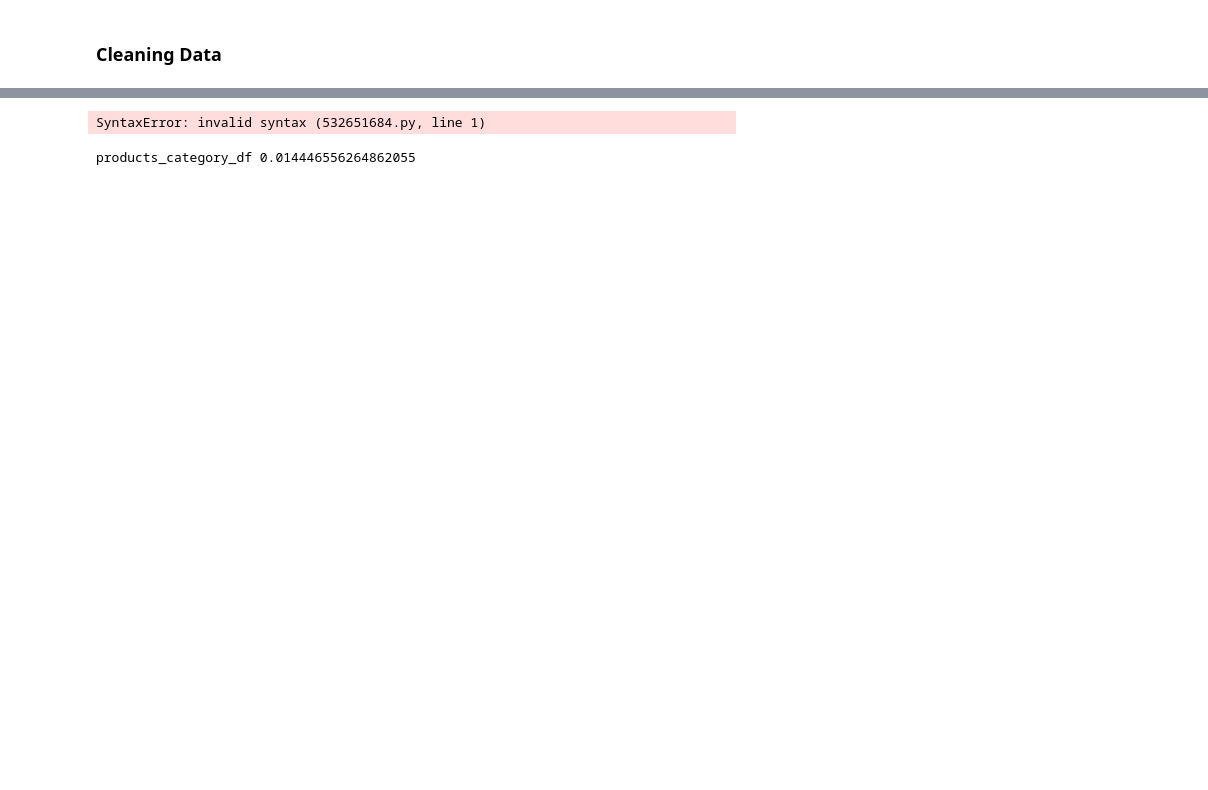
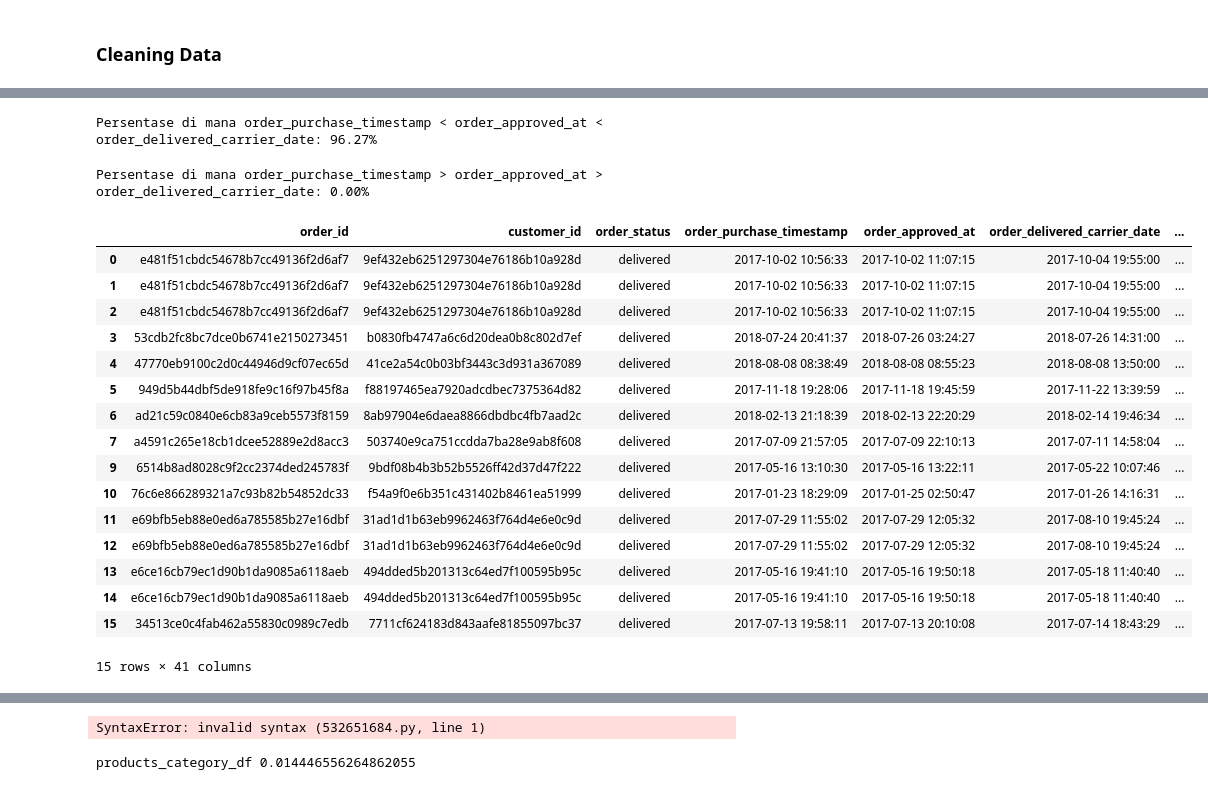
Before and after one commit to tiyasanin1/submisson_proyek_analisis_data, a Jupyter notebook: notebook.ipynb, the cells around one changed output, grey strips where cells are left out. Saved outputs shown, nothing was run; the diff lists cells and outputs as text; code cells hidden in the pictures; blank space fills up the shorter version.

Commit message:
update cleansing data

```diff
--- a/notebook.ipynb
+++ b/notebook.ipynb
@@ -216,3 +193,7 @@ datetime_coloms=['order_purchase_timestamp','order_approved_at','order_delivered
     'order_estimated_delivery_date','shipping_limit_date','review_creation_date','review_answer_timestamp']
 for column in datetime_coloms:
     df[column]=pd.to_datetime(df[column])
+# %%
+# Handling missing value pada kolom review
+df['review_comment_message']=df['review_comment_message'].fillna('No Comment')
+df['review_comment_title']=df['review_comment_title'].fillna('No Comment')
@@ -218,0 +218,48 @@ for column in datetime_coloms:
+# %%
+# Cek apakah order_purchase_timestamp < order_approved_at < order_delivered_carrier_date
+df['is_between'] = (df['order_purchase_timestamp'] < df['order_approved_at']) & \
+                   (df['order_approved_at'] < df['order_delivered_carrier_date'])
+
+# Hitung persentase di mana kondisi tersebut benar
+percentage_between = df['is_between'].mean() * 100
+print(f"Persentase di mana order_purchase_timestamp < order_approved_at < order_delivered_carrier_date: {percentage_between:.2f}%")
+# %% [output]
+Persentase di mana order_purchase_timestamp < order_approved_at < order_delivered_carrier_date: 96.27%
+# %%
+# Filter data yang tidak sesuai
+reverse_condition = (df['order_purchase_timestamp'] > df['order_approved_at']) & \
+                    (df['order_approved_at'] > df['order_delivered_carrier_date'])
+
+# Hitung persentase kondisi tersebut
+percentage_reverse = reverse_condition.mean() * 100
+print(f"Persentase di mana order_purchase_timestamp > order_approved_at > order_delivered_carrier_date: {percentage_reverse:.2f}%")
+# %% [output]
+Persentase di mana order_purchase_timestamp > order_approved_at > order_delivered_carrier_date: 0.00%
+# %%
+# menghitung median durasinya
+median_approved_time=(df['order_approved_at']-df['order_purchase_timestamp']).median()
+median_carrier_time=(df['order_delivered_carrier_date']-df['order_approved_at']).median()
+
+# Handling missing value pd colom order_approved_at
+df['order_approved_at']=df['order_approved_at'].fillna(df['order_purchase_timestamp']+median_approved_time)
+# %%
+Nomissing_order_delivered_carrier_date=df[~df['order_delivered_carrier_date'].isna()]
+Nomissing_order_delivered_carrier_date.head(15)
+# %% [output]
+|  | order_id | customer_id | order_status | order_purchase_timestamp | order_approved_at | order_delivered_carrier_date | ... |
+| 0 | e481f51cbdc54678b7cc49136f2d6af7 | 9ef432eb6251297304e76186b10a928d | delivered | 2017-10-02 10:56:33 | 2017-10-02 11:07:15 | 2017-10-04 19:55:00 | ... |
+| 1 | e481f51cbdc54678b7cc49136f2d6af7 | 9ef432eb6251297304e76186b10a928d | delivered | 2017-10-02 10:56:33 | 2017-10-02 11:07:15 | 2017-10-04 19:55:00 | ... |
+| 2 | e481f51cbdc54678b7cc49136f2d6af7 | 9ef432eb6251297304e76186b10a928d | delivered | 2017-10-02 10:56:33 | 2017-10-02 11:07:15 | 2017-10-04 19:55:00 | ... |
+| 3 | 53cdb2fc8bc7dce0b6741e2150273451 | b0830fb4747a6c6d20dea0b8c802d7ef | delivered | 2018-07-24 20:41:37 | 2018-07-26 03:24:27 | 2018-07-26 14:31:00 | ... |
+| 4 | 47770eb9100c2d0c44946d9cf07ec65d | 41ce2a54c0b03bf3443c3d931a367089 | delivered | 2018-08-08 08:38:49 | 2018-08-08 08:55:23 | 2018-08-08 13:50:00 | ... |
+| 5 | 949d5b44dbf5de918fe9c16f97b45f8a | f88197465ea7920adcdbec7375364d82 | delivered | 2017-11-18 19:28:06 | 2017-11-18 19:45:59 | 2017-11-22 13:39:59 | ... |
+| 6 | ad21c59c0840e6cb83a9ceb5573f8159 | 8ab97904e6daea8866dbdbc4fb7aad2c | delivered | 2018-02-13 21:18:39 | 2018-02-13 22:20:29 | 2018-02-14 19:46:34 | ... |
+| 7 | a4591c265e18cb1dcee52889e2d8acc3 | 503740e9ca751ccdda7ba28e9ab8f608 | delivered | 2017-07-09 21:57:05 | 2017-07-09 22:10:13 | 2017-07-11 14:58:04 | ... |
+| 9 | 6514b8ad8028c9f2cc2374ded245783f | 9bdf08b4b3b52b5526ff42d37d47f222 | delivered | 2017-05-16 13:10:30 | 2017-05-16 13:22:11 | 2017-05-22 10:07:46 | ... |
+| 10 | 76c6e866289321a7c93b82b54852dc33 | f54a9f0e6b351c431402b8461ea51999 | delivered | 2017-01-23 18:29:09 | 2017-01-25 02:50:47 | 2017-01-26 14:16:31 | ... |
+| 11 | e69bfb5eb88e0ed6a785585b27e16dbf | 31ad1d1b63eb9962463f764d4e6e0c9d | delivered | 2017-07-29 11:55:02 | 2017-07-29 12:05:32 | 2017-08-10 19:45:24 | ... |
+| 12 | e69bfb5eb88e0ed6a785585b27e16dbf | 31ad1d1b63eb9962463f764d4e6e0c9d | delivered | 2017-07-29 11:55:02 | 2017-07-29 12:05:32 | 2017-08-10 19:45:24 | ... |
+| 13 | e6ce16cb79ec1d90b1da9085a6118aeb | 494dded5b201313c64ed7f100595b95c | delivered | 2017-05-16 19:41:10 | 2017-05-16 19:50:18 | 2017-05-18 11:40:40 | ... |
+| 14 | e6ce16cb79ec1d90b1da9085a6118aeb | 494dded5b201313c64ed7f100595b95c | delivered | 2017-05-16 19:41:10 | 2017-05-16 19:50:18 | 2017-05-18 11:40:40 | ... |
+| 15 | 34513ce0c4fab462a55830c0989c7edb | 7711cf624183d843aafe81855097bc37 | delivered | 2017-07-13 19:58:11 | 2017-07-13 20:10:08 | 2017-07-14 18:43:29 | ... |
+15 rows × 41 columns
```
Also changed, not shown: parts of 12 cells of this notebook.
